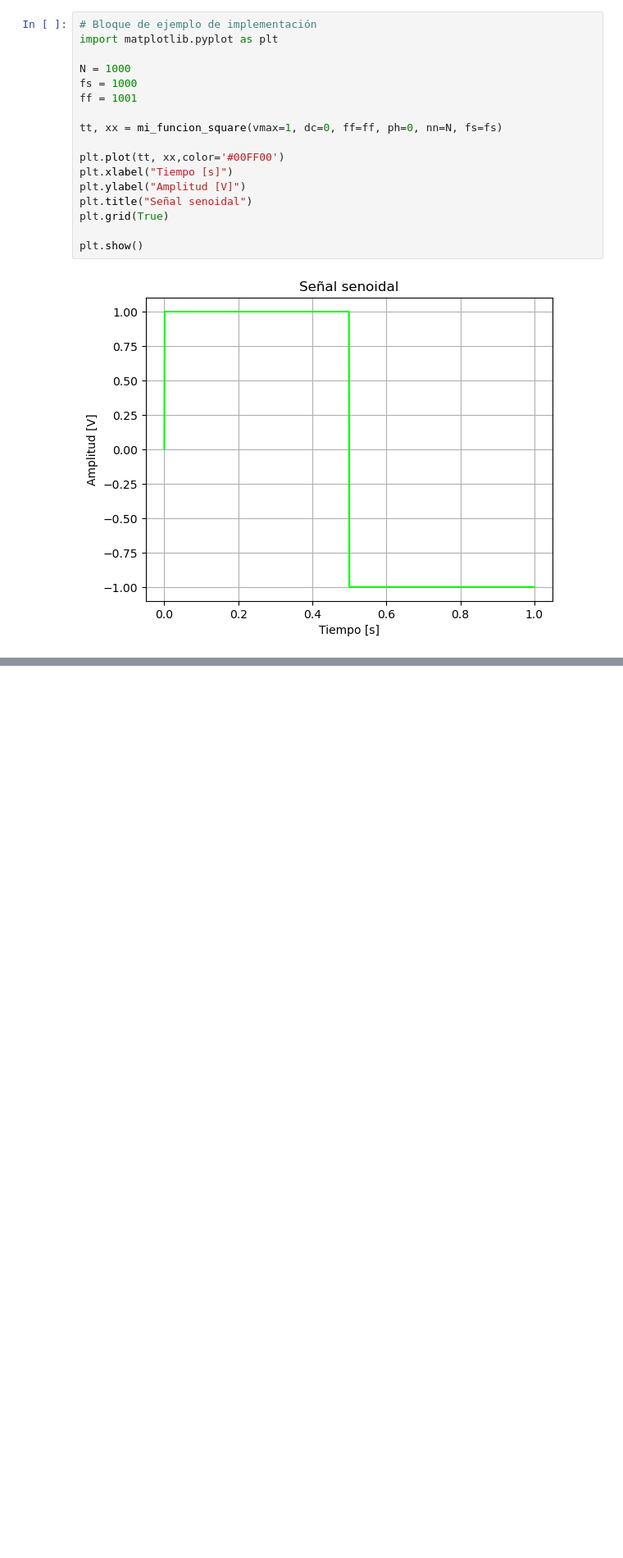
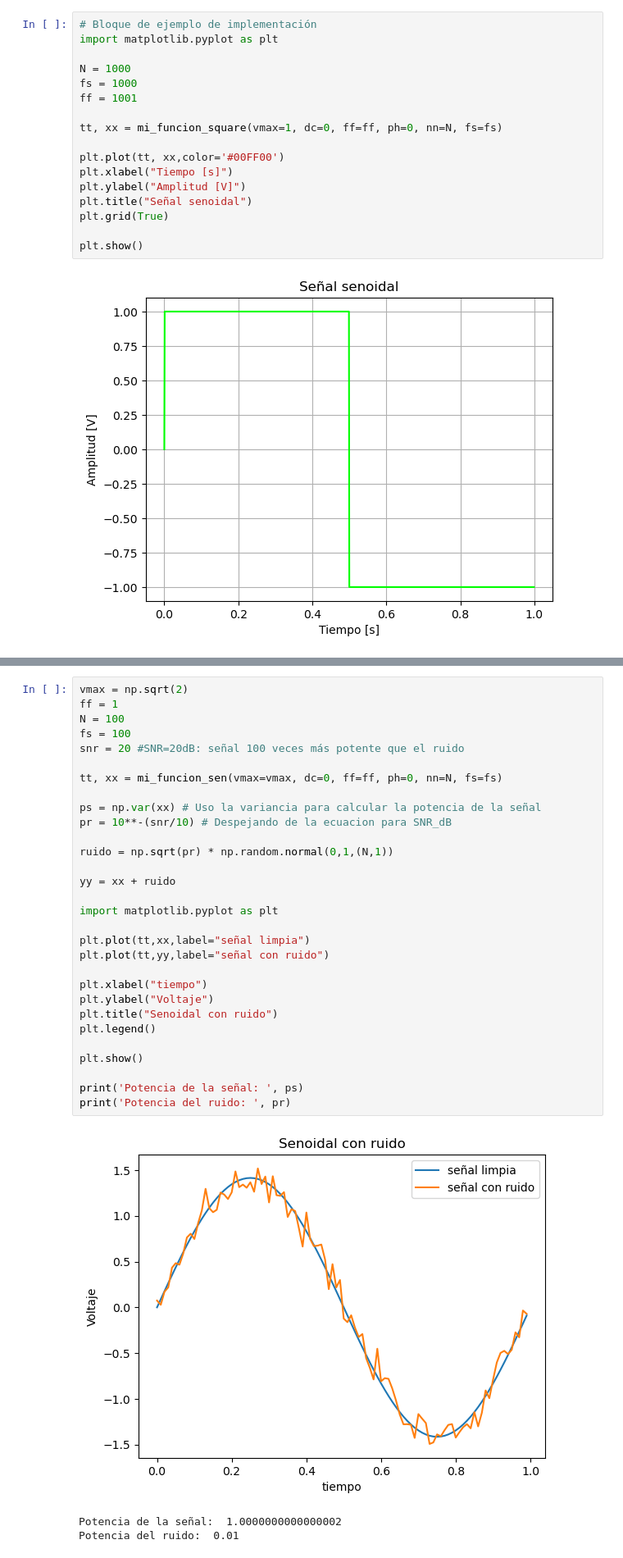
Before and after one commit to moradelacorte/APS, a Jupyter notebook: Mis_trabajos/TS0.ipynb, the cells around one changed output, grey strips where cells are left out. Shown at 82% size. Saved outputs shown, nothing was run; the diff lists cells and outputs as text; blank space fills up the shorter version.

```diff
--- a/Mis_trabajos/TS0.ipynb
+++ b/Mis_trabajos/TS0.ipynb
@@ -266,0 +286,34 @@ plt.show()
+# %%
+vmax = np.sqrt(2)
+ff = 1
+N = 100
+fs = 100
+snr = 20 #SNR=20dB: señal 100 veces más potente que el ruido
+
+tt, xx = mi_funcion_sen(vmax=vmax, dc=0, ff=ff, ph=0, nn=N, fs=fs)
+
+ps = np.var(xx) # Uso la variancia para calcular la potencia de la señal
+pr = 10**-(snr/10) # Despejando de la ecuacion para SNR_dB
+
+ruido = np.sqrt(pr) * np.random.normal(0,1,(N,1))
+
+yy = xx + ruido
+
+import matplotlib.pyplot as plt
+
+plt.plot(tt,xx,label="señal limpia")
+plt.plot(tt,yy,label="señal con ruido")
+
+plt.xlabel("tiempo")
+plt.ylabel("Voltaje")
+plt.title("Senoidal con ruido")
+plt.legend()
+
+plt.show()
+
+print('Potencia de la señal: ', ps)
+print('Potencia del ruido: ', pr)
+# %% [output]
+[figure, added]
+Potencia de la señal:  1.0000000000000002
+Potencia del ruido:  0.01
```
Also changed, not shown: parts of 1 cell of this notebook.
